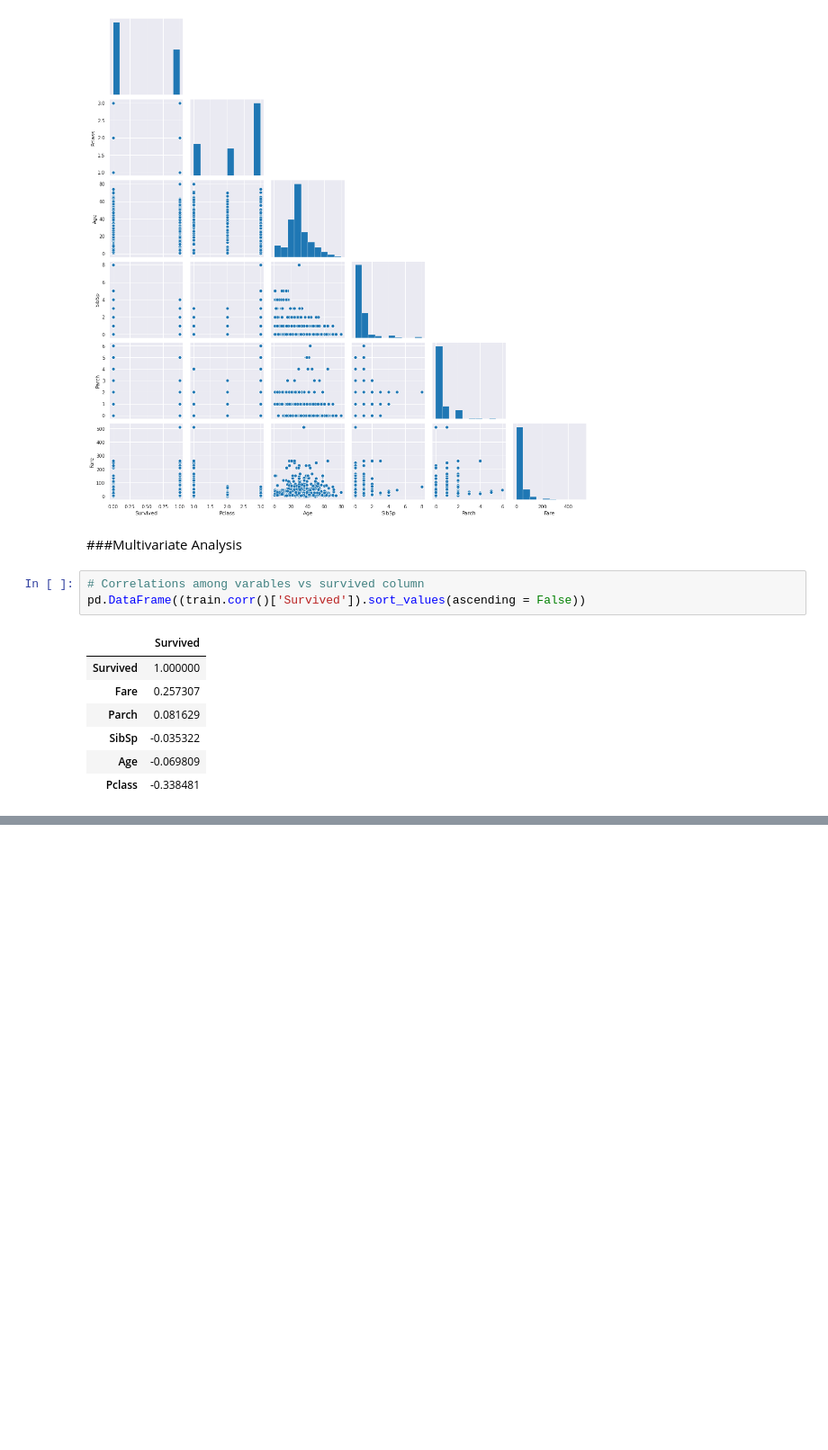
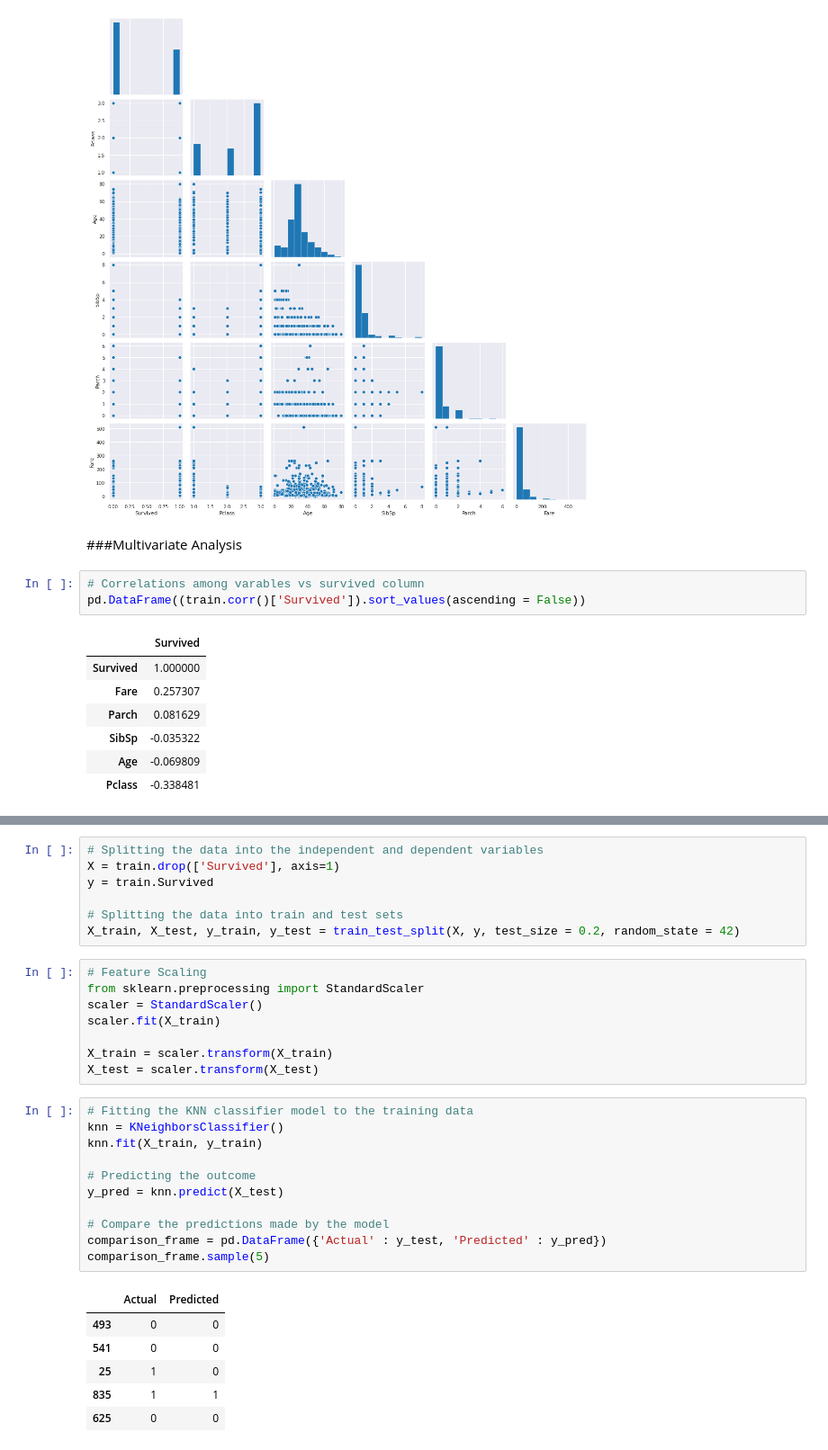
Before and after one commit to WinnieAnyoso/KNN_NaiveBayes, a Jupyter notebook: W9_KNN.ipynb, the cells around one changed output, grey strips where cells are left out. Shown at 90% size. Drawn from its saved outputs; the diff is of its cells as text; blank space fills up the shorter version.

```diff
--- a/W9_KNN.ipynb
+++ b/W9_KNN.ipynb
@@ -278,0 +311,33 @@ pd.DataFrame((train.corr()['Survived']).sort_values(ascending = False))
+# %%
+# Splitting the data into the independent and dependent variables
+X = train.drop(['Survived'], axis=1)
+y = train.Survived
+
+# Splitting the data into train and test sets
+X_train, X_test, y_train, y_test = train_test_split(X, y, test_size = 0.2, random_state = 42)
+# %%
+# Feature Scaling
+from sklearn.preprocessing import StandardScaler
+scaler = StandardScaler()
+scaler.fit(X_train)
+
+X_train = scaler.transform(X_train)
+X_test = scaler.transform(X_test)
+# %%
+# Fitting the KNN classifier model to the training data
+knn = KNeighborsClassifier()
+knn.fit(X_train, y_train)
+
+# Predicting the outcome
+y_pred = knn.predict(X_test)
+
+# Compare the predictions made by the model
+comparison_frame = pd.DataFrame({'Actual' : y_test, 'Predicted' : y_pred})
+comparison_frame.sample(5)
+# %% [output]
+|  | Actual | Predicted |
+| 493 | 0 | 0 |
+| 541 | 0 | 0 |
+| 25 | 1 | 0 |
+| 835 | 1 | 1 |
+| 625 | 0 | 0 |
```
Also changed, not shown: parts of 12 cells of this notebook.
